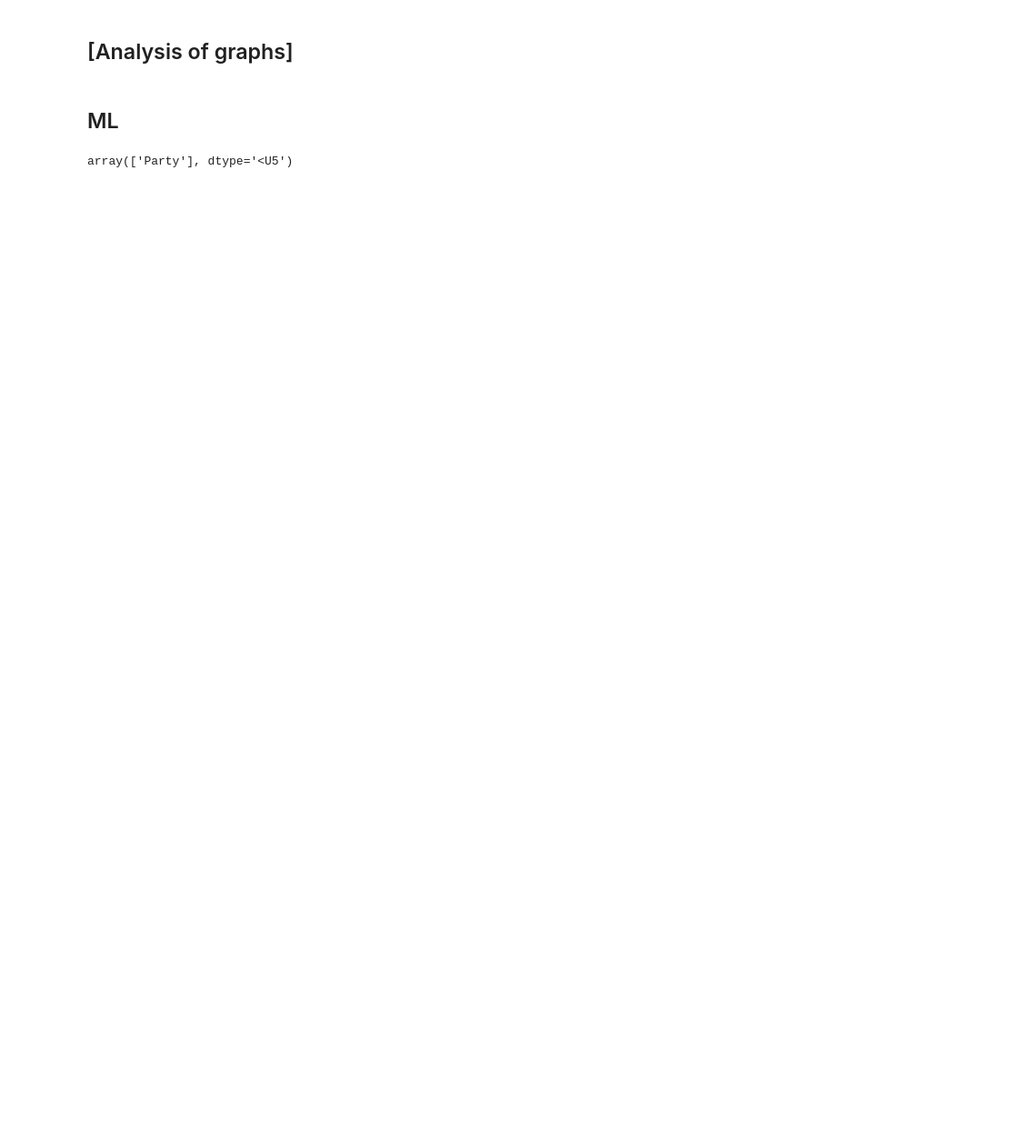
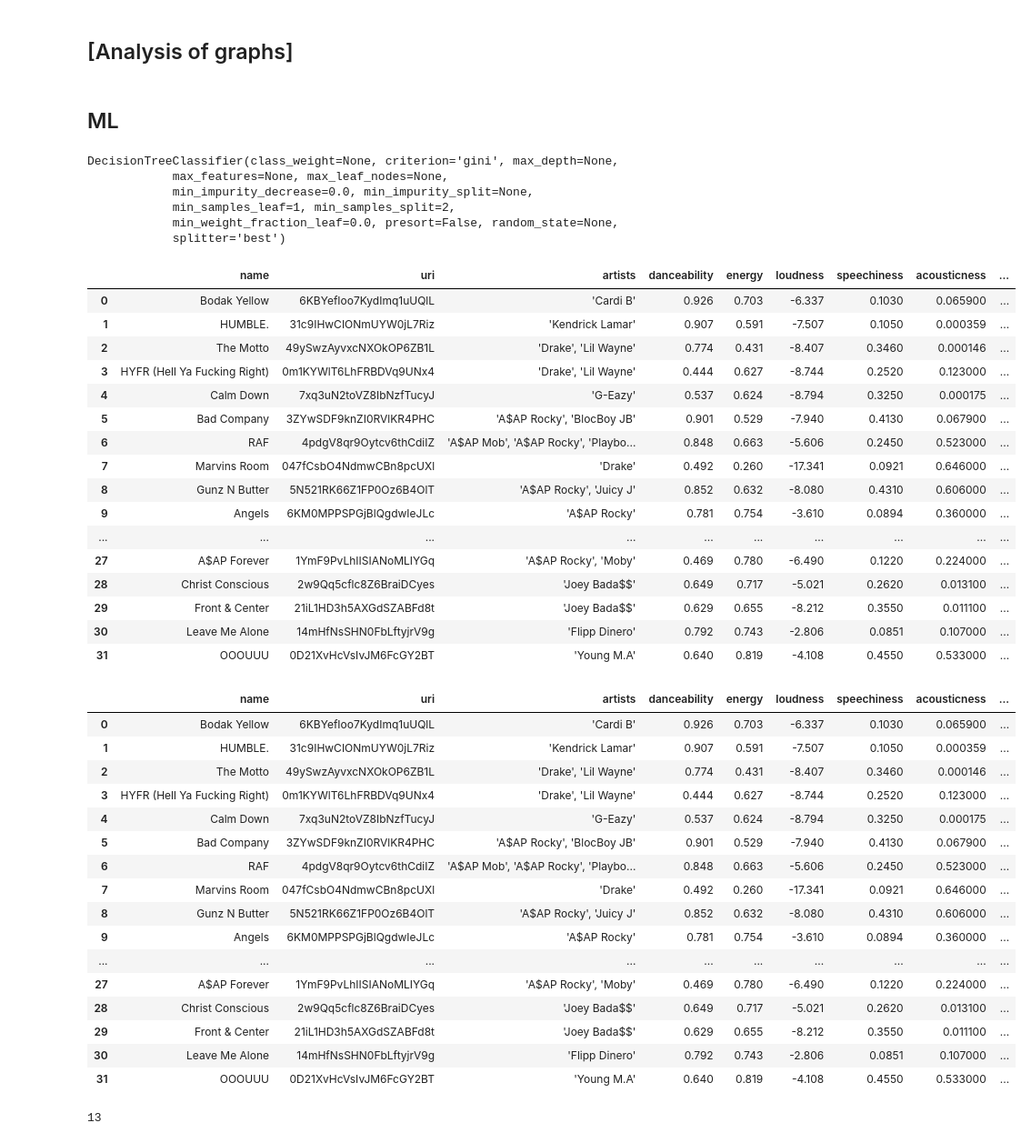
Before and after one commit to aditisundar/datasci_final, a Jupyter notebook: main.ipynb, the cells around one changed output. Shown at 91% size. Saved outputs shown, nothing was run; the diff lists cells and outputs as text; code cells hidden in the pictures; blank space fills up the shorter version.

```diff
--- a/main.ipynb
+++ b/main.ipynb
@@ -199,12 +151,18 @@ plt.show()
 # %% [markdown]
 ## ML
 # %%
-from sklearn import tree
-
 
 
 features = ['speechiness', 'energy', 'loudness', 'acousticness']
+classes = ['Gym', 'Chill', 'Sad', 'Party']
 
+sad_training = df_from_playlist('7GIMKQrjyYXlzkCnS99bzp',song_type='Sad',user='1279914484')
+gym_training = df_from_playlist('6jEXwWSWPaGp3PaaEFVZg2',song_type='Gym',user='1279914484')
+chill_training = df_from_playlist('7k4Y4X1BLH6vogZPQvXkd3',song_type='Chill',user='1279914484')
+party_training = df_from_playlist('0FvUNf05XwDGmStECPUcjd',song_type='Party',user='1279914484')
+
+training = pd.concat([party_training, chill_training, sad_training, gym_training])
+#display(training)
 def get_ftr_array(uri):
     name = sp.track(uri)['name']
     anal = sp.audio_features(uri)[0]
@@ -213,16 +171,72 @@ def get_ftr_array(uri):
 
 X = []
 Y = []
-for key, row in all_lists.iterrows():
+test = df_from_playlist('3r4QivLAUexk9cqnI1zV2n',user='rayshruti')
+
+#display(training)
+for key, row in training.iterrows():
         X.append(row[features].values)
         Y.append(row['type'])
 
 
+
 clf = tree.DecisionTreeClassifier()
 clf.fit(X,Y)
-
-f = get_ftr_array('2cYqizR4lgvp4Qu6IQ3qGN').reshape(1, 4)
-
-clf.predict(f)
 # %% [output]
-array(['Party'], dtype='<U5')
+DecisionTreeClassifier(class_weight=None, criterion='gini', max_depth=None,
+            max_features=None, max_leaf_nodes=None,
+            min_impurity_decrease=0.0, min_impurity_split=None,
+            min_samples_leaf=1, min_samples_split=2,
+            min_weight_fraction_leaf=0.0, presort=False, random_state=None,
+            splitter='best')
+# %%
+
+expected = ['Party', 'Party', 'Party', 'Party', 'Party', 'Party', 'Gym', 'Sad', 'Gym', 'Gym', 'Chill', 'Gym', 'Sad', 'Sad', 'Sad', 'Gym', 'Chill', 'Party', 'Party', 'Gym', 'Party', 'Chill', 'Chill', 'Party', 'Chill', 'Party', 'Chill', 'Party', 'Gym/Party', 'Party', 'Party', 'Chill']
+test['expected'] = expected
+
+wrong = 0
+for key,row in test.iterrows():
+    f = get_ftr_array(row['uri']).reshape(1, 4)
+    test.at[key,'predicted'] = clf.predict(f)[0]
+    if row['expected'] != row['predicted']:
+        wrong+=1
+
+
+display(test)
+print(wrong)
+# %% [output]
+|  | name | uri | artists | danceability | energy | loudness | speechiness | acousticness | ... |
+| 0 | Bodak Yellow | 6KBYefIoo7KydImq1uUQlL | 'Cardi B' | 0.926 | 0.703 | -6.337 | 0.1030 | 0.065900 | ... |
+| 1 | HUMBLE. | 31c9IHwCIONmUYW0jL7Riz | 'Kendrick Lamar' | 0.907 | 0.591 | -7.507 | 0.1050 | 0.000359 | ... |
+| 2 | The Motto | 49ySwzAyvxcNXOkOP6ZB1L | 'Drake', 'Lil Wayne' | 0.774 | 0.431 | -8.407 | 0.3460 | 0.000146 | ... |
+| 3 | HYFR (Hell Ya Fucking Right) | 0m1KYWlT6LhFRBDVq9UNx4 | 'Drake', 'Lil Wayne' | 0.444 | 0.627 | -8.744 | 0.2520 | 0.123000 | ... |
+| 4 | Calm Down | 7xq3uN2toVZ8IbNzfTucyJ | 'G-Eazy' | 0.537 | 0.624 | -8.794 | 0.3250 | 0.000175 | ... |
+| 5 | Bad Company | 3ZYwSDF9knZI0RVlKR4PHC | 'A$AP Rocky', 'BlocBoy JB' | 0.901 | 0.529 | -7.940 | 0.4130 | 0.067900 | ... |
+| 6 | RAF | 4pdgV8qr9Oytcv6thCdiIZ | 'A$AP Mob', 'A$AP Rocky', 'Playbo... | 0.848 | 0.663 | -5.606 | 0.2450 | 0.523000 | ... |
+| 7 | Marvins Room | 047fCsbO4NdmwCBn8pcUXl | 'Drake' | 0.492 | 0.260 | -17.341 | 0.0921 | 0.646000 | ... |
+| 8 | Gunz N Butter | 5N521RK66Z1FP0Oz6B4OlT | 'A$AP Rocky', 'Juicy J' | 0.852 | 0.632 | -8.080 | 0.4310 | 0.606000 | ... |
+| 9 | Angels | 6KM0MPPSPGjBlQgdwIeJLc | 'A$AP Rocky' | 0.781 | 0.754 | -3.610 | 0.0894 | 0.360000 | ... |
+| ... | ... | ... | ... | ... | ... | ... | ... | ... | ... |
+| 27 | A$AP Forever | 1YmF9PvLhIISIANoMLIYGq | 'A$AP Rocky', 'Moby' | 0.469 | 0.780 | -6.490 | 0.1220 | 0.224000 | ... |
+| 28 | Christ Conscious | 2w9Qq5cflc8Z6BraiDCyes | 'Joey Bada$$' | 0.649 | 0.717 | -5.021 | 0.2620 | 0.013100 | ... |
+| 29 | Front & Center | 21iL1HD3h5AXGdSZABFd8t | 'Joey Bada$$' | 0.629 | 0.655 | -8.212 | 0.3550 | 0.011100 | ... |
+| 30 | Leave Me Alone | 14mHfNsSHN0FbLftyjrV9g | 'Flipp Dinero' | 0.792 | 0.743 | -2.806 | 0.0851 | 0.107000 | ... |
+| 31 | OOOUUU | 0D21XvHcVsIvJM6FcGY2BT | 'Young M.A' | 0.640 | 0.819 | -4.108 | 0.4550 | 0.533000 | ... |
+|  | name | uri | artists | danceability | energy | loudness | speechiness | acousticness | ... |
+| 0 | Bodak Yellow | 6KBYefIoo7KydImq1uUQlL | 'Cardi B' | 0.926 | 0.703 | -6.337 | 0.1030 | 0.065900 | ... |
+| 1 | HUMBLE. | 31c9IHwCIONmUYW0jL7Riz | 'Kendrick Lamar' | 0.907 | 0.591 | -7.507 | 0.1050 | 0.000359 | ... |
+| 2 | The Motto | 49ySwzAyvxcNXOkOP6ZB1L | 'Drake', 'Lil Wayne' | 0.774 | 0.431 | -8.407 | 0.3460 | 0.000146 | ... |
+| 3 | HYFR (Hell Ya Fucking Right) | 0m1KYWlT6LhFRBDVq9UNx4 | 'Drake', 'Lil Wayne' | 0.444 | 0.627 | -8.744 | 0.2520 | 0.123000 | ... |
+| 4 | Calm Down | 7xq3uN2toVZ8IbNzfTucyJ | 'G-Eazy' | 0.537 | 0.624 | -8.794 | 0.3250 | 0.000175 | ... |
+| 5 | Bad Company | 3ZYwSDF9knZI0RVlKR4PHC | 'A$AP Rocky', 'BlocBoy JB' | 0.901 | 0.529 | -7.940 | 0.4130 | 0.067900 | ... |
+| 6 | RAF | 4pdgV8qr9Oytcv6thCdiIZ | 'A$AP Mob', 'A$AP Rocky', 'Playbo... | 0.848 | 0.663 | -5.606 | 0.2450 | 0.523000 | ... |
+| 7 | Marvins Room | 047fCsbO4NdmwCBn8pcUXl | 'Drake' | 0.492 | 0.260 | -17.341 | 0.0921 | 0.646000 | ... |
+| 8 | Gunz N Butter | 5N521RK66Z1FP0Oz6B4OlT | 'A$AP Rocky', 'Juicy J' | 0.852 | 0.632 | -8.080 | 0.4310 | 0.606000 | ... |
+| 9 | Angels | 6KM0MPPSPGjBlQgdwIeJLc | 'A$AP Rocky' | 0.781 | 0.754 | -3.610 | 0.0894 | 0.360000 | ... |
+| ... | ... | ... | ... | ... | ... | ... | ... | ... | ... |
+| 27 | A$AP Forever | 1YmF9PvLhIISIANoMLIYGq | 'A$AP Rocky', 'Moby' | 0.469 | 0.780 | -6.490 | 0.1220 | 0.224000 | ... |
+| 28 | Christ Conscious | 2w9Qq5cflc8Z6BraiDCyes | 'Joey Bada$$' | 0.649 | 0.717 | -5.021 | 0.2620 | 0.013100 | ... |
+| 29 | Front & Center | 21iL1HD3h5AXGdSZABFd8t | 'Joey Bada$$' | 0.629 | 0.655 | -8.212 | 0.3550 | 0.011100 | ... |
+| 30 | Leave Me Alone | 14mHfNsSHN0FbLftyjrV9g | 'Flipp Dinero' | 0.792 | 0.743 | -2.806 | 0.0851 | 0.107000 | ... |
+| 31 | OOOUUU | 0D21XvHcVsIvJM6FcGY2BT | 'Young M.A' | 0.640 | 0.819 | -4.108 | 0.4550 | 0.533000 | ... |
+13
```
Also changed, not shown: parts of 11 cells of this notebook, 1 other file.
